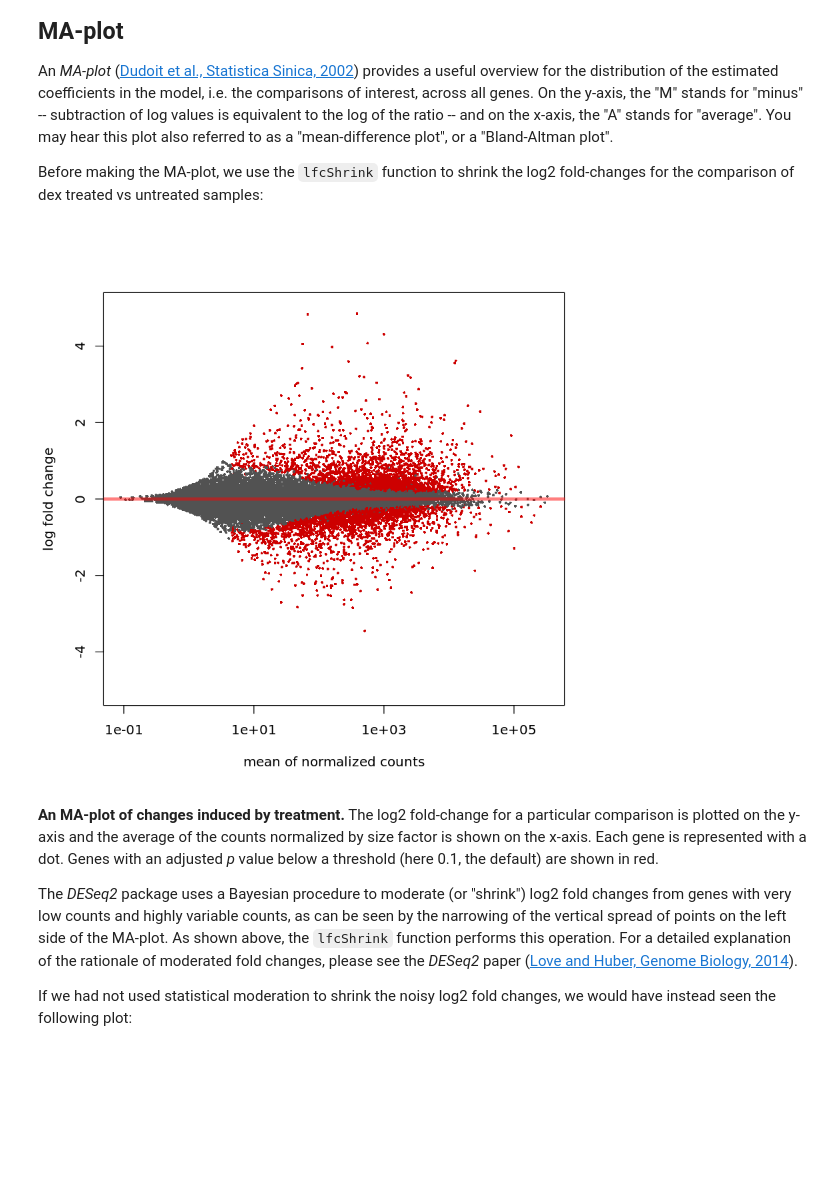
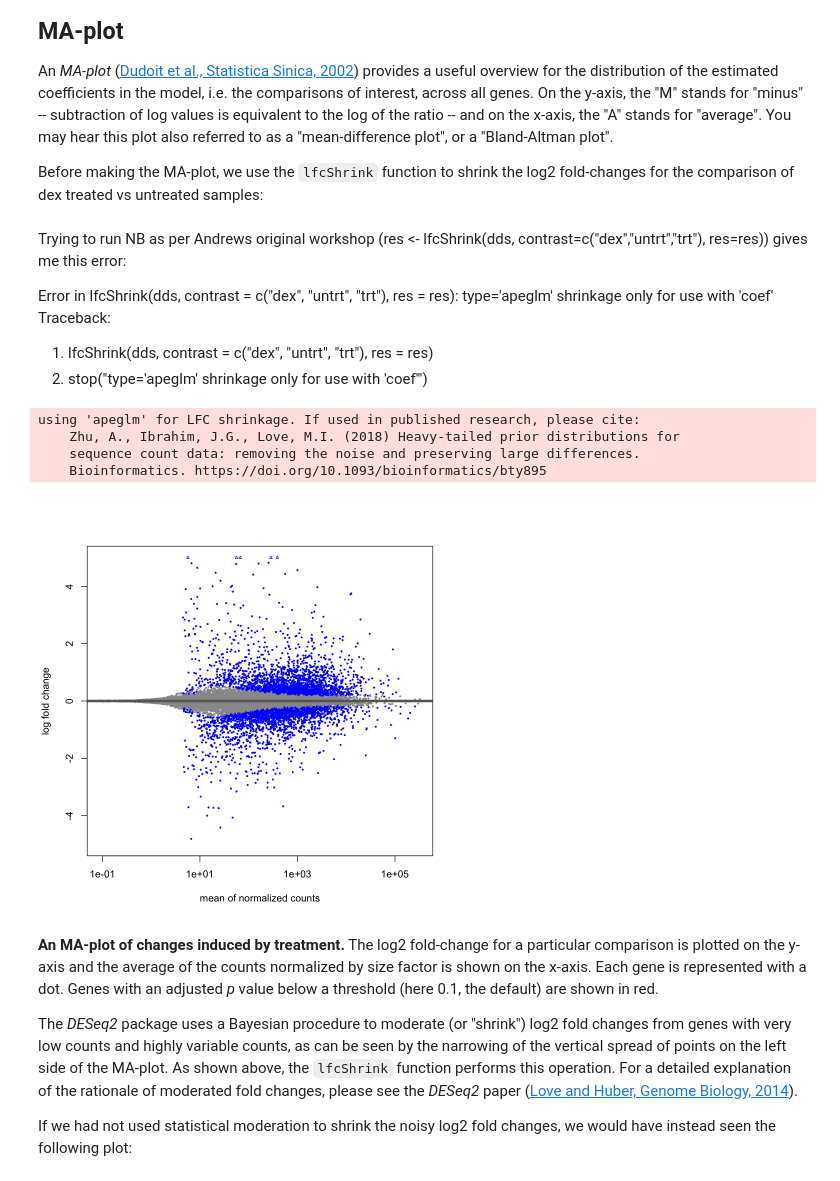
Before and after one commit to compbiocore/DEseq_workshop_2_2021, a Jupyter notebook: deseq_workshop_2.ipynb, the cells around one changed output. Drawn from its saved outputs; the diff is of its cells as text; code cells hidden in the pictures; blank space fills up the shorter version.

```diff
--- a/deseq_workshop_2.ipynb
+++ b/deseq_workshop_2.ipynb
@@ -638,11 +504,23 @@ also referred to as a "mean-difference plot", or a "Bland-Altman plot".
 Before making the MA-plot, we use the
 `lfcShrink` function to shrink the log2 fold-changes for the
 comparison of dex treated vs untreated samples:
+# %% [markdown]
+Trying to run NB as per Andrews original workshop (res <- lfcShrink(dds, contrast=c("dex","untrt","trt"), res=res)) gives me this error:
+
+Error in lfcShrink(dds, contrast = c("dex", "untrt", "trt"), res = res): type='apeglm' shrinkage only for use with 'coef'
+Traceback:
+
+1. lfcShrink(dds, contrast = c("dex", "untrt", "trt"), res = res)
+2. stop("type='apeglm' shrinkage only for use with 'coef'")
 # %%
-res <- lfcShrink(dds, contrast=c("dex","trt","untrt"), res=res)
+res <- lfcShrink(dds, coef = 'dex_trt_vs_untrt', type="apeglm")
 plotMA(res, ylim = c(-5, 5))
 # %% [output]
+using 'apeglm' for LFC shrinkage. If used in published research, please cite:
+    Zhu, A., Ibrahim, J.G., Love, M.I. (2018) Heavy-tailed prior distributions for
+    sequence count data: removing the noise and preserving large differences.
+    Bioinformatics. https://doi.org/10.1093/bioinformatics/bty895
-[figure, old version]
+[figure, new version]
 # %% [markdown]
 **An MA-plot of changes induced by treatment.**
 The log2 fold-change for a particular
```
Also changed, not shown: parts of 87 cells of this notebook.
